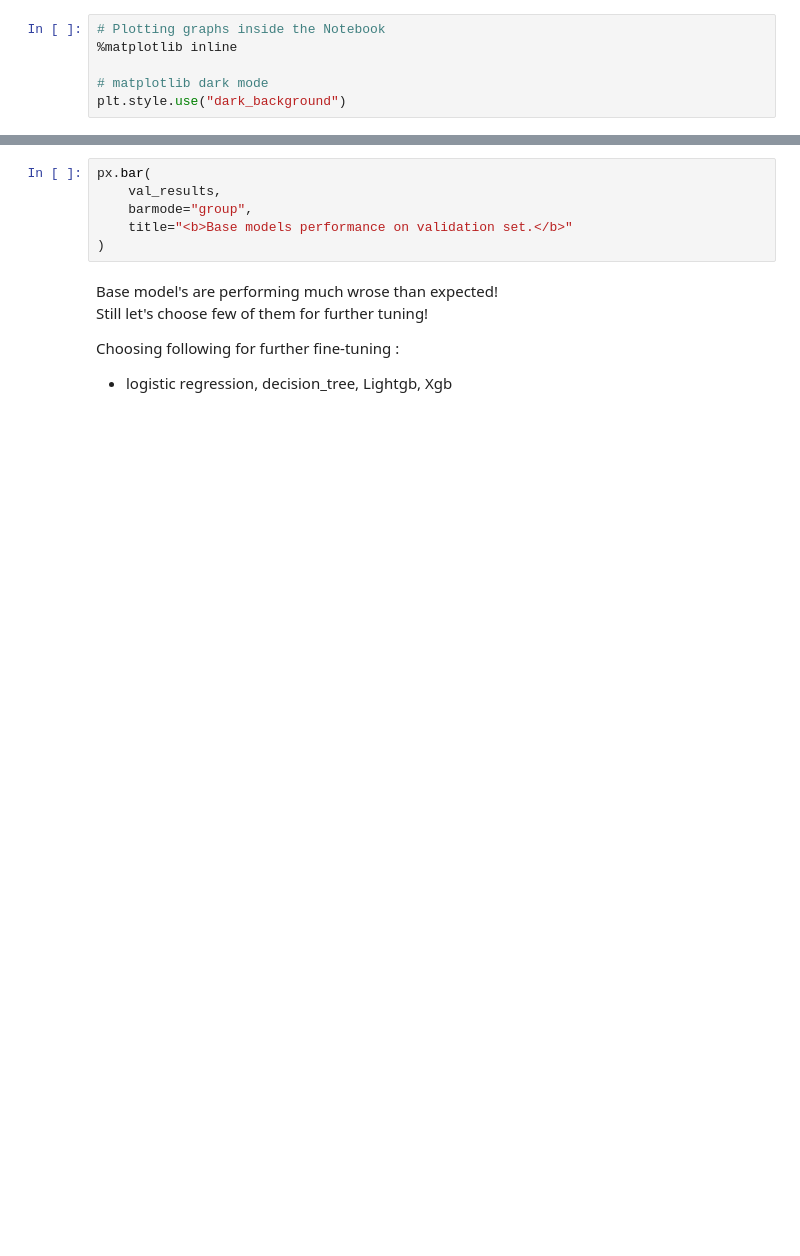
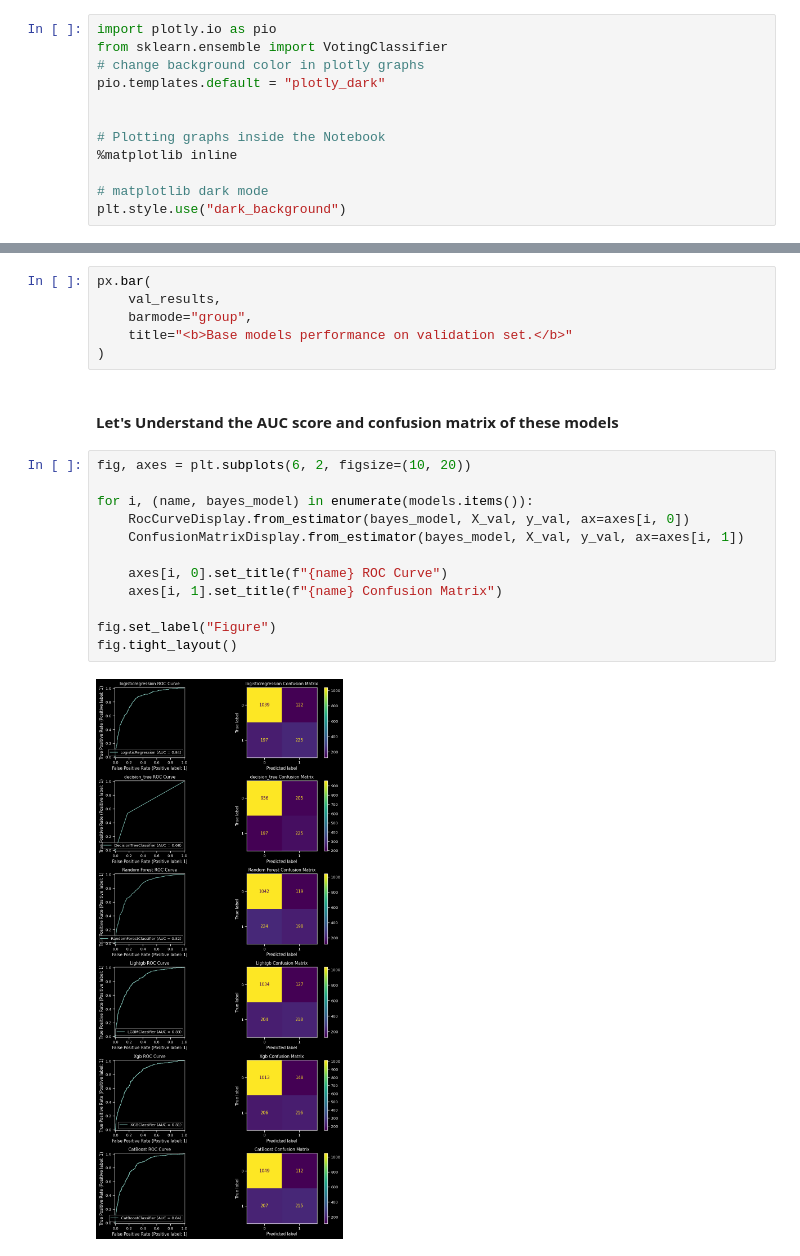
Before and after one commit to DarkDk123/Customer-churn-prediction-innobytes, a Jupyter notebook: Customer_Churn_Prediction.ipynb, the cells around one changed output, grey strips where cells are left out. Cells and saved outputs as stored; diff of their text form; blank space fills up the shorter version.

```diff
--- a/Customer_Churn_Prediction.ipynb
+++ b/Customer_Churn_Prediction.ipynb
@@ -217,6 +216,12 @@ from sklearn.metrics import (
     RocCurveDisplay,
 )  # Displaying metric results
 # %%
+import plotly.io as pio
+from sklearn.ensemble import VotingClassifier
+# change background color in plotly graphs
+pio.templates.default = "plotly_dark"
+
+
 # Plotting graphs inside the Notebook
 %matplotlib inline
 
@@ -1144,9 +1152,19 @@ px.bar(
     barmode="group",
     title="<b>Base models performance on validation set.</b>"
 )
-# %% [markdown]
-Base model's are performing much wrose than expected! \
-Still let's choose few of them for further tuning!
-
-Choosing following for further fine-tuning :
-- logistic regression, decision_tree, Lightgb, Xgb
+# %% [markdown]
+#### Let's Understand the **AUC score** and **confusion matrix** of these models
+# %%
+fig, axes = plt.subplots(6, 2, figsize=(10, 20))
+
+for i, (name, bayes_model) in enumerate(models.items()):
+    RocCurveDisplay.from_estimator(bayes_model, X_val, y_val, ax=axes[i, 0])
+    ConfusionMatrixDisplay.from_estimator(bayes_model, X_val, y_val, ax=axes[i, 1])
+
+    axes[i, 0].set_title(f"{name} ROC Curve")
+    axes[i, 1].set_title(f"{name} Confusion Matrix")
+
+fig.set_label("Figure")
+fig.tight_layout()
+# %% [output]
+[figure, added]
```
Also changed, not shown: parts of 33 cells of this notebook.
